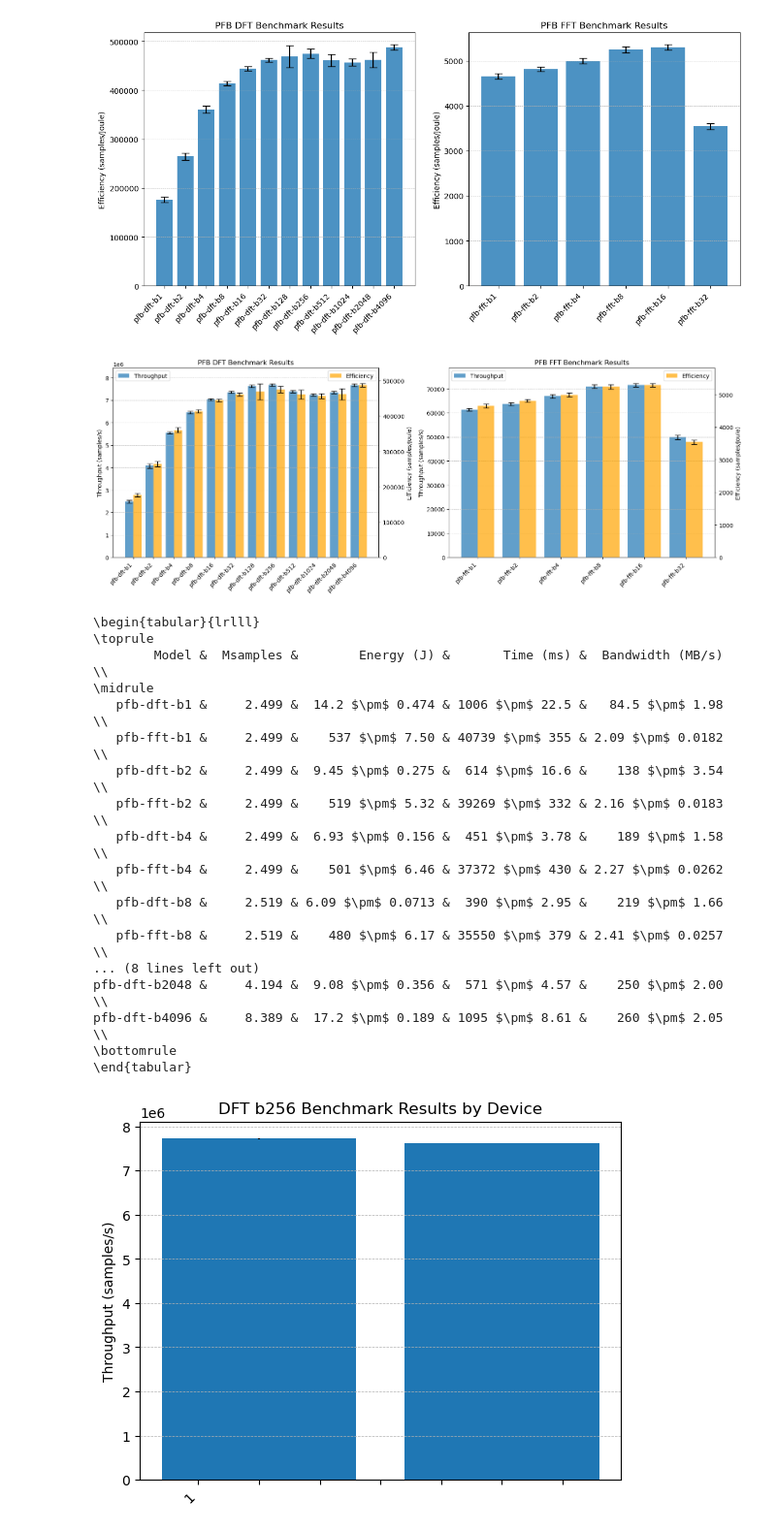
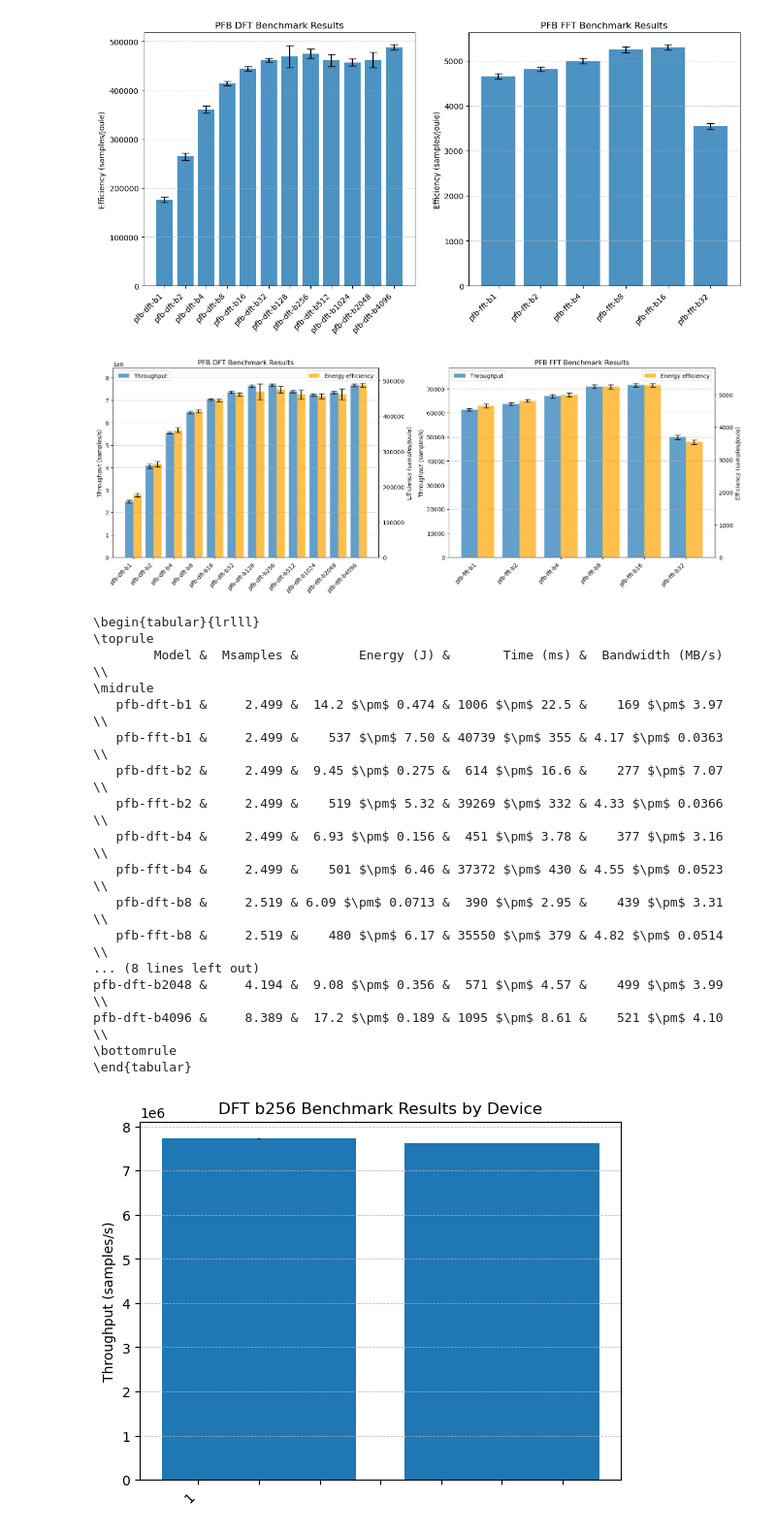
Before and after one commit to HendrikLambert/nvdla-ppf, a Jupyter notebook: analysis/analysis.ipynb, the cells around one changed output. Shown at 97% size. Saved outputs shown, nothing was run; the diff lists cells and outputs as text; code cells hidden in the pictures.

```diff
--- a/analysis/analysis.ipynb
+++ b/analysis/analysis.ipynb
@@ -62,8 +62,8 @@ df['model_short'] = 'pfb-'+df['model'] + '-b' + df['batch']
 df['throughput'] = df['samples'] / df['device_time'] * 1000  # samples per second
 
 # Calculate data rate
-# 16 values in per sample, 1 value out per sample, 2 bytes per value
-df['bandwidth'] = df['throughput'] * (16 + 1) * 2 / 1e6  # in MB/s
+# 16 values in per sample, 1 value out per sample, 2 stored values per sample, 2 bytes per value
+df['bandwidth'] = df['throughput'] * (16 + 1) * 2 * 2 / 1e6  # in MB/s
 
 # Calculate samples per joule
 df['samples_per_joule'] = df['samples'] / df['energy']
@@ -132,7 +132,7 @@ ax_d_e = ax_d_t.twinx()
 bar1 = ax_d_t.bar(x_dft - width/2, dft_stats['throughput_mean'], width=width,
                yerr=dft_stats['throughput_std'], capsize=5, label='Throughput', alpha=0.7)
 bar2 = ax_d_e.bar(x_dft + width/2, dft_stats['samples_per_joule_mean'], width=width,
-               yerr=dft_stats['samples_per_joule_std'], capsize=5, label='Efficiency', alpha=0.7,  color='orange')
+               yerr=dft_stats['samples_per_joule_std'], capsize=5, label='Energy efficiency', alpha=0.7,  color='orange')
 
 ax_d_t.set_title('PFB DFT Benchmark Results')
 ax_d_t.set_ylabel('Throughput (samples/s)')
@@ -143,35 +143,35 @@ ax_d_t.grid(axis='y', linestyle='--', linewidth=0.5)
 
 # FFT
 ax_f_t = axs[1]
 ax_f_e = ax_f_t.twinx()
 
 bar3 = ax_f_t.bar(x_fft - width/2, fft_stats['throughput_mean'], width=width,
                yerr=fft_stats['throughput_std'], capsize=5, label='Throughput', alpha=0.7)
 bar4 = ax_f_e.bar(x_fft + width/2, fft_stats['samples_per_joule_mean'], width=width,
-               yerr=fft_stats['samples_per_joule_std'], capsize=5, label='Efficiency', alpha=0.7, color='orange')
+               yerr=fft_stats['samples_per_joule_std'], capsize=5, label='Energy efficiency', alpha=0.7, color='orange')
 
 ax_f_t.set_title('PFB FFT Benchmark Results')
 ax_f_t.set_ylabel('Throughput (samples/s)')
 ax_f_e.set_ylabel('Efficiency (samples/Joule)')
 ax_f_t.set_xticks(x_fft)
 ax_f_t.set_xticklabels(fft_stats['model_short'], rotation=45, ha='right')
 ax_f_t.grid(axis='y', linestyle='--', linewidth=0.5)
 
 # Pad y-axis limits
 ax_d_t.set_ylim(0, max(dft_stats['throughput_mean']) * 1.1)
 ax_f_t.set_ylim(0, max(fft_stats['throughput_mean']) * 1.1)
 ax_d_e.set_ylim(0, max(dft_stats['samples_per_joule_mean']) * 1.1)
 ax_f_e.set_ylim(0, max(fft_stats['samples_per_joule_mean']) * 1.1)
 
 # Plot legends
 ax_d_t.legend(loc='upper left')
 ax_f_t.legend(loc='upper left')
 ax_d_e.legend(loc='upper right')
 ax_f_e.legend(loc='upper right')
 plt.tight_layout()
 plt.show()
 # %% [output]
-[figure, old version]
+[figure, new version]
 # %%
 # Export latex table
 
@@ -227,17 +227,17 @@ print(latex_table)
 \toprule
         Model &  Msamples &        Energy (J) &       Time (ms) &  Bandwidth (MB/s) \\
 \midrule
-   pfb-dft-b1 &     2.499 &  14.2 $\pm$ 0.474 & 1006 $\pm$ 22.5 &   84.5 $\pm$ 1.98 \\
-   pfb-fft-b1 &     2.499 &    537 $\pm$ 7.50 & 40739 $\pm$ 355 & 2.09 $\pm$ 0.0182 \\
-   pfb-dft-b2 &     2.499 &  9.45 $\pm$ 0.275 &  614 $\pm$ 16.6 &    138 $\pm$ 3.54 \\
-   pfb-fft-b2 &     2.499 &    519 $\pm$ 5.32 & 39269 $\pm$ 332 & 2.16 $\pm$ 0.0183 \\
-   pfb-dft-b4 &     2.499 &  6.93 $\pm$ 0.156 &  451 $\pm$ 3.78 &    189 $\pm$ 1.58 \\
-   pfb-fft-b4 &     2.499 &    501 $\pm$ 6.46 & 37372 $\pm$ 430 & 2.27 $\pm$ 0.0262 \\
-   pfb-dft-b8 &     2.519 & 6.09 $\pm$ 0.0713 &  390 $\pm$ 2.95 &    219 $\pm$ 1.66 \\
-   pfb-fft-b8 &     2.519 &    480 $\pm$ 6.17 & 35550 $\pm$ 379 & 2.41 $\pm$ 0.0257 \\
+   pfb-dft-b1 &     2.499 &  14.2 $\pm$ 0.474 & 1006 $\pm$ 22.5 &    169 $\pm$ 3.97 \\
+   pfb-fft-b1 &     2.499 &    537 $\pm$ 7.50 & 40739 $\pm$ 355 & 4.17 $\pm$ 0.0363 \\
+   pfb-dft-b2 &     2.499 &  9.45 $\pm$ 0.275 &  614 $\pm$ 16.6 &    277 $\pm$ 7.07 \\
+   pfb-fft-b2 &     2.499 &    519 $\pm$ 5.32 & 39269 $\pm$ 332 & 4.33 $\pm$ 0.0366 \\
+   pfb-dft-b4 &     2.499 &  6.93 $\pm$ 0.156 &  451 $\pm$ 3.78 &    377 $\pm$ 3.16 \\
+   pfb-fft-b4 &     2.499 &    501 $\pm$ 6.46 & 37372 $\pm$ 430 & 4.55 $\pm$ 0.0523 \\
+   pfb-dft-b8 &     2.519 & 6.09 $\pm$ 0.0713 &  390 $\pm$ 2.95 &    439 $\pm$ 3.31 \\
+   pfb-fft-b8 &     2.519 &    480 $\pm$ 6.17 & 35550 $\pm$ 379 & 4.82 $\pm$ 0.0514 \\
 ... (8 lines left out)
-pfb-dft-b2048 &     4.194 &  9.08 $\pm$ 0.356 &  571 $\pm$ 4.57 &    250 $\pm$ 2.00 \\
-pfb-dft-b4096 &     8.389 &  17.2 $\pm$ 0.189 & 1095 $\pm$ 8.61 &    260 $\pm$ 2.05 \\
+pfb-dft-b2048 &     4.194 &  9.08 $\pm$ 0.356 &  571 $\pm$ 4.57 &    499 $\pm$ 3.99 \\
+pfb-dft-b4096 &     8.389 &  17.2 $\pm$ 0.189 & 1095 $\pm$ 8.61 &    521 $\pm$ 4.10 \\
 \bottomrule
 \end{tabular}
 # %%
```
Also changed, not shown: parts of 3 cells of this notebook, 2 other files.
